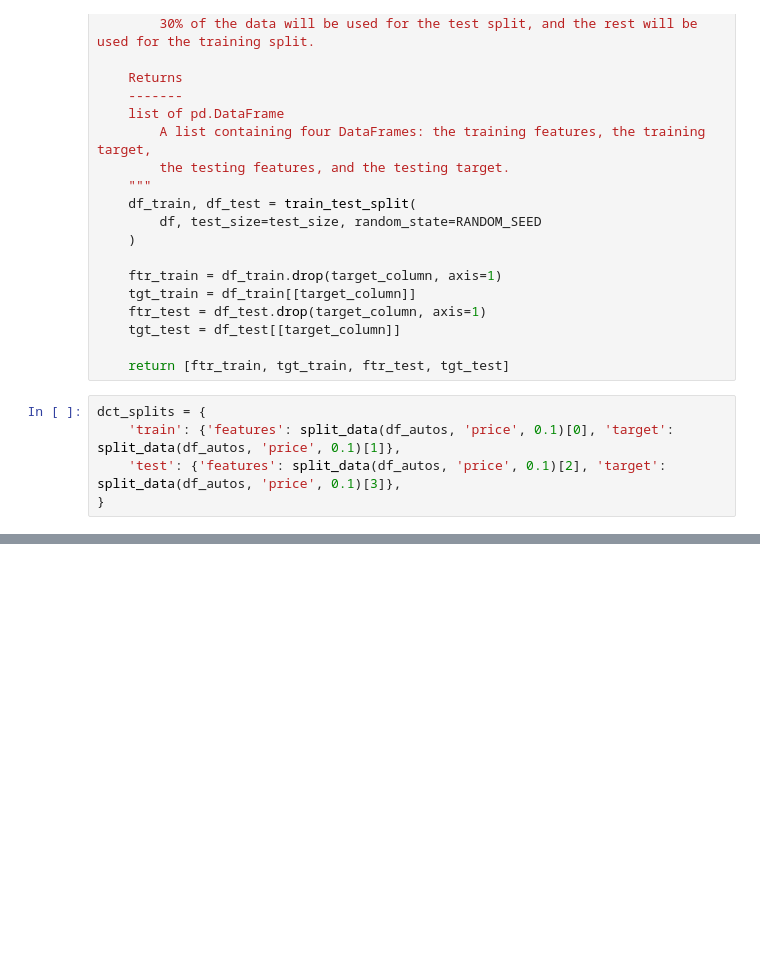
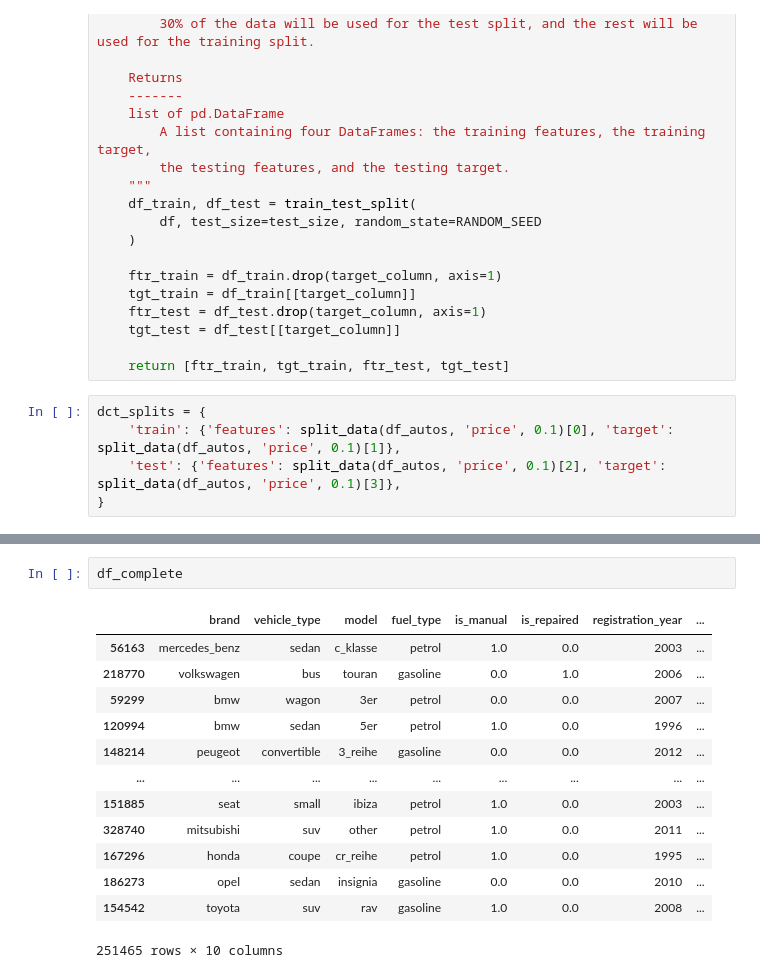
Before and after one commit to mskhmelik/yandex_data_science, a Jupyter notebook: Project_6/prj_auto_prices.ipynb, the cells around one changed output, grey strips where cells are left out. Drawn from its saved outputs; the diff is of its cells as text; blank space fills up the shorter version.

```diff
--- a/Project_6/prj_auto_prices.ipynb
+++ b/Project_6/prj_auto_prices.ipynb
@@ -270,0 +334,16 @@ imputer = NaNImputer(train_sample_size = 50000,
+# %%
+df_complete
+# %% [output]
+|  | brand | vehicle_type | model | fuel_type | is_manual | is_repaired | registration_year | ... |
+| 56163 | mercedes_benz | sedan | c_klasse | petrol | 1.0 | 0.0 | 2003 | ... |
+| 218770 | volkswagen | bus | touran | gasoline | 0.0 | 1.0 | 2006 | ... |
+| 59299 | bmw | wagon | 3er | petrol | 0.0 | 0.0 | 2007 | ... |
+| 120994 | bmw | sedan | 5er | petrol | 1.0 | 0.0 | 1996 | ... |
+| 148214 | peugeot | convertible | 3_reihe | gasoline | 0.0 | 0.0 | 2012 | ... |
+| ... | ... | ... | ... | ... | ... | ... | ... | ... |
+| 151885 | seat | small | ibiza | petrol | 1.0 | 0.0 | 2003 | ... |
+| 328740 | mitsubishi | suv | other | petrol | 1.0 | 0.0 | 2011 | ... |
+| 167296 | honda | coupe | cr_reihe | petrol | 1.0 | 0.0 | 1995 | ... |
+| 186273 | opel | sedan | insignia | gasoline | 0.0 | 0.0 | 2010 | ... |
+| 154542 | toyota | suv | rav | gasoline | 1.0 | 0.0 | 2008 | ... |
+251465 rows × 10 columns
```
Also changed, not shown: parts of 11 cells of this notebook.
